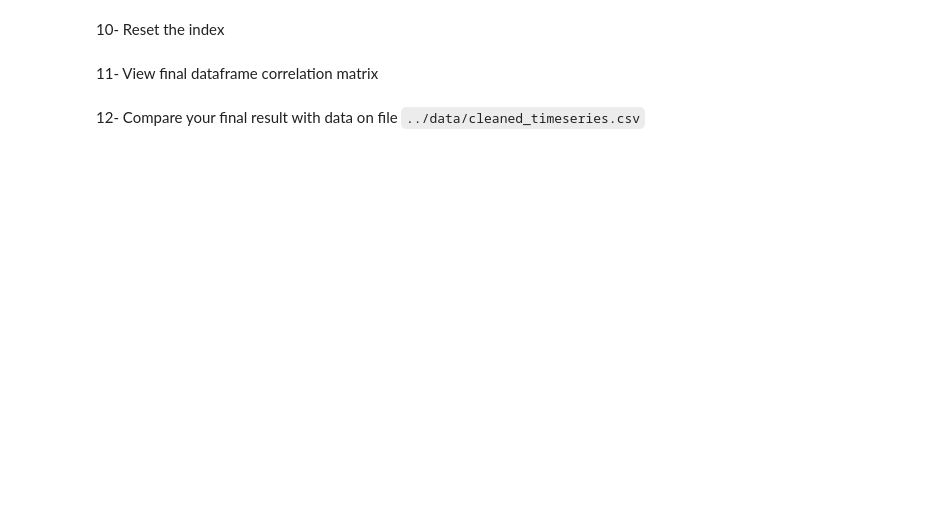
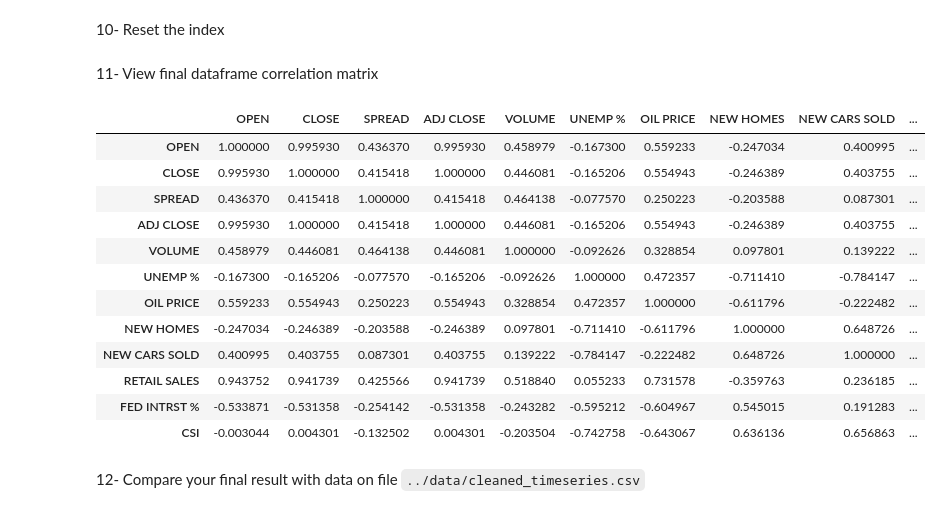
Before and after one commit to Safae-CHERKAOUI/python-for-finance, a Jupyter notebook: day_03/assignments/03-pandas-timeseries-assignment.ipynb, the cells around one changed output. Cells and saved outputs as stored; diff of their text form; code cells hidden in the pictures; blank space fills up the shorter version.

```diff
--- a/day_03/assignments/03-pandas-timeseries-assignment.ipynb
+++ b/day_03/assignments/03-pandas-timeseries-assignment.ipynb
@@ -390,0 +433,3 @@ print(umcsi)
+# %%
+df.columns = ['DATE', 'OPEN', 'HIGH', 'LOW', 'CLOSE', 'ADJ CLOSE', 'VOLUME', 'UNEMP %','OIL PRICE','NEW HOMES','NEW CARS SOLD','RETAIL SALES','FED INTRST %','CSI' ]
+dow
@@ -408,0 +500,5 @@ print(umcsi)
+# %%
+df['SPREAD']=df['HIGH']- df['LOW']
+del df['HIGH']
+del df['LOW']
+df
@@ -412,0 +521,4 @@ print(umcsi)
+# %%
+new_df=['OPEN','CLOSE','SPREAD','ADJ CLOSE', 'VOLUME', 'UNEMP %','OIL PRICE','NEW HOMES','NEW CARS SOLD','RETAIL SALES','FED INTRST %','CSI' ]
+df=df.reindex(columns=new_df)
+df
@@ -417,2 +541,4 @@ print(umcsi)
+# %%
+df=df.reindex(columns=new_df)
 # %% [markdown]
 11- View final dataframe correlation matrix
@@ -421,2 +545,19 @@ print(umcsi)
+# %%
+matrix_1=df.corr()
+matrix_1
+# %% [output]
+|  | OPEN | CLOSE | SPREAD | ADJ CLOSE | VOLUME | UNEMP % | OIL PRICE | NEW HOMES | NEW CARS SOLD | ... |
+| OPEN | 1.000000 | 0.995930 | 0.436370 | 0.995930 | 0.458979 | -0.167300 | 0.559233 | -0.247034 | 0.400995 | ... |
+| CLOSE | 0.995930 | 1.000000 | 0.415418 | 1.000000 | 0.446081 | -0.165206 | 0.554943 | -0.246389 | 0.403755 | ... |
+| SPREAD | 0.436370 | 0.415418 | 1.000000 | 0.415418 | 0.464138 | -0.077570 | 0.250223 | -0.203588 | 0.087301 | ... |
+| ADJ CLOSE | 0.995930 | 1.000000 | 0.415418 | 1.000000 | 0.446081 | -0.165206 | 0.554943 | -0.246389 | 0.403755 | ... |
+| VOLUME | 0.458979 | 0.446081 | 0.464138 | 0.446081 | 1.000000 | -0.092626 | 0.328854 | 0.097801 | 0.139222 | ... |
+| UNEMP % | -0.167300 | -0.165206 | -0.077570 | -0.165206 | -0.092626 | 1.000000 | 0.472357 | -0.711410 | -0.784147 | ... |
+| OIL PRICE | 0.559233 | 0.554943 | 0.250223 | 0.554943 | 0.328854 | 0.472357 | 1.000000 | -0.611796 | -0.222482 | ... |
+| NEW HOMES | -0.247034 | -0.246389 | -0.203588 | -0.246389 | 0.097801 | -0.711410 | -0.611796 | 1.000000 | 0.648726 | ... |
+| NEW CARS SOLD | 0.400995 | 0.403755 | 0.087301 | 0.403755 | 0.139222 | -0.784147 | -0.222482 | 0.648726 | 1.000000 | ... |
+| RETAIL SALES | 0.943752 | 0.941739 | 0.425566 | 0.941739 | 0.518840 | 0.055233 | 0.731578 | -0.359763 | 0.236185 | ... |
+| FED INTRST % | -0.533871 | -0.531358 | -0.254142 | -0.531358 | -0.243282 | -0.595212 | -0.604967 | 0.545015 | 0.191283 | ... |
+| CSI | -0.003044 | 0.004301 | -0.132502 | 0.004301 | -0.203504 | -0.742758 | -0.643067 | 0.636136 | 0.656863 | ... |
 # %% [markdown]
 12- Compare your final result with data on file `../data/cleaned_timeseries.csv`
```
Also changed, not shown: parts of 21 cells of this notebook.
